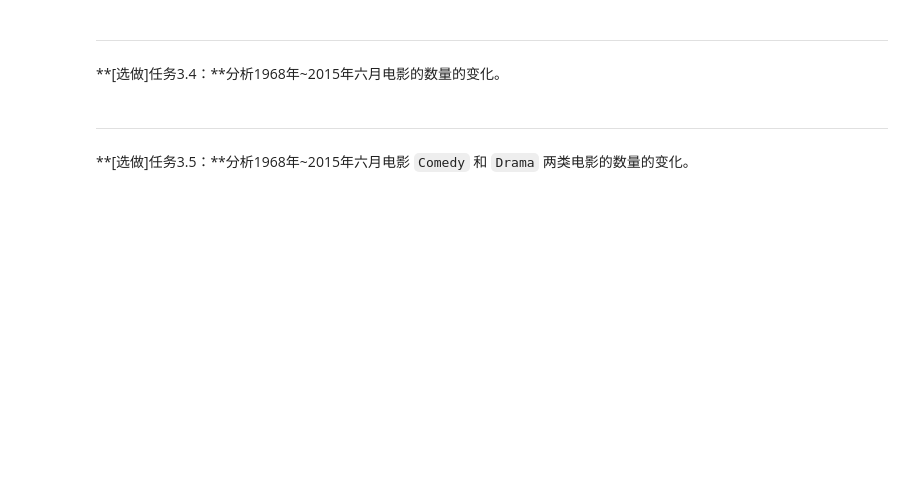
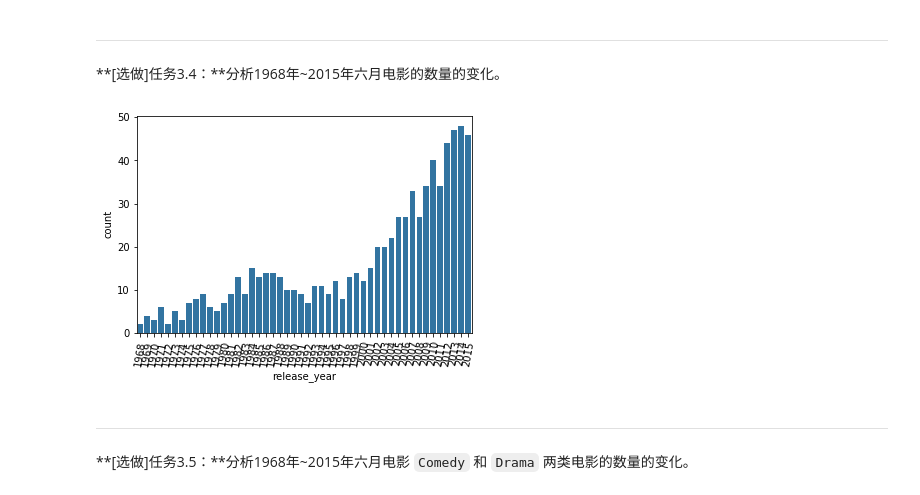
Before and after one commit to zhangyou646/udcity, a Jupyter notebook: P2_Explore_Movie_Dataset/Explore Movie Dataset.ipynb, the cells around one changed output. Saved outputs shown, nothing was run; the diff lists cells and outputs as text; code cells hidden in the pictures; blank space fills up the shorter version.

```diff
--- a/P2_Explore_Movie_Dataset/Explore Movie Dataset.ipynb
+++ b/P2_Explore_Movie_Dataset/Explore Movie Dataset.ipynb
@@ -231,3 +234,25 @@ print(movie_d2)
+# %%
+# 柱状图
+movie_d1 = movie_data
+# 发行日期release_year转化成数字方便获取数据年份区间
+movie_d1['release_year'] = pd.to_numeric(movie_d1['release_year'])
+# 筛选1968年~2015年电影 数据
+movie_d1 = movie_d1[(movie_d1['release_year'] >= 1968) & (movie_d1['release_year'] <= 2015)]
+# 选取1968年~2015年6月份的电影
+movie_d1 = movie_d1[movie_data['release_date'].str.startswith('6/')]
+# 分组获取
+movie_d2 = movie_d1.groupby(['release_year'])['imdb_id'].agg(['count'])
+# 将时间索引变成列
+movie_d2['release_year'] = movie_d2.index
+# movie_d2.reset_index(name = 'count') # ？？将序列转成dataframe,实际未生效
+# print(movie_d2)
+# 绘制968年~2015年六月电影的数量的柱状图
+sb.barplot(data = movie_d2,y = 'count', x = 'release_year',color = base_color);
+plt.xticks(rotation = 80);
+# 简要分析
+# 如下图1968年~2015年六月电影随着年份的增长，电影数量也逐渐的增多,中间1989－2000年6月份电影数量有点下降
+# %% [output]
+[figure, added]
 # %% [markdown]
 ---
 
```
Also changed, not shown: parts of 8 cells of this notebook, 7 other files.
